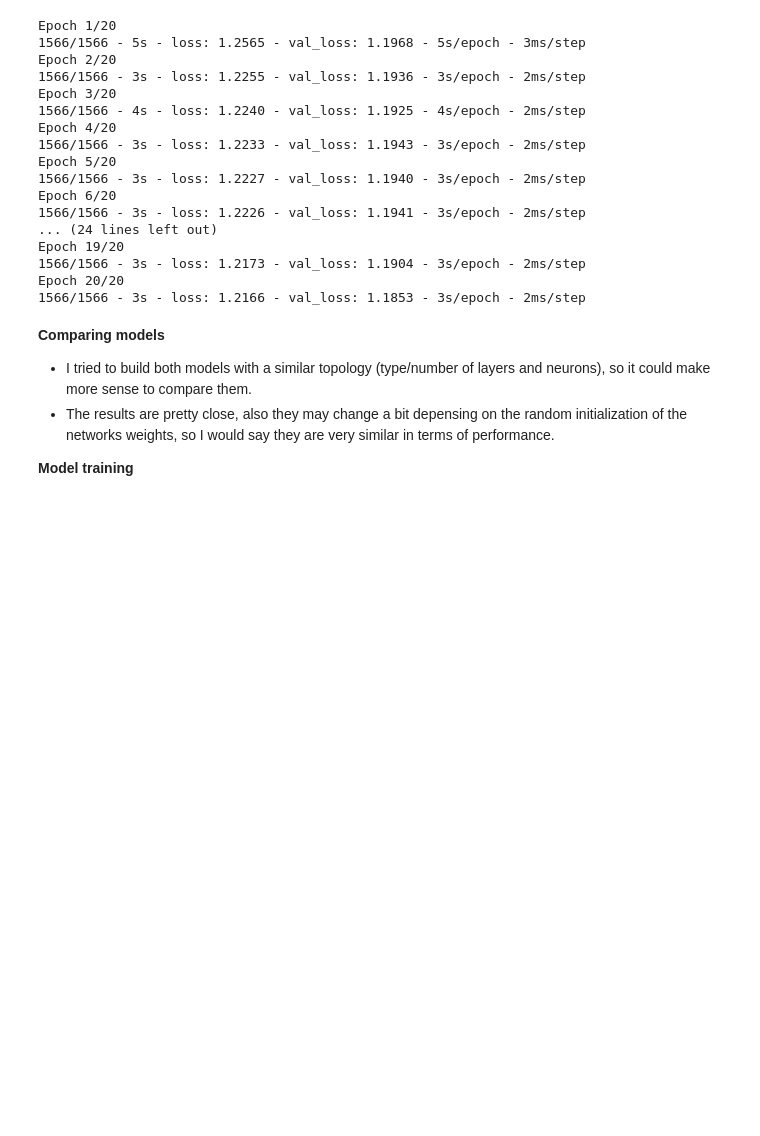
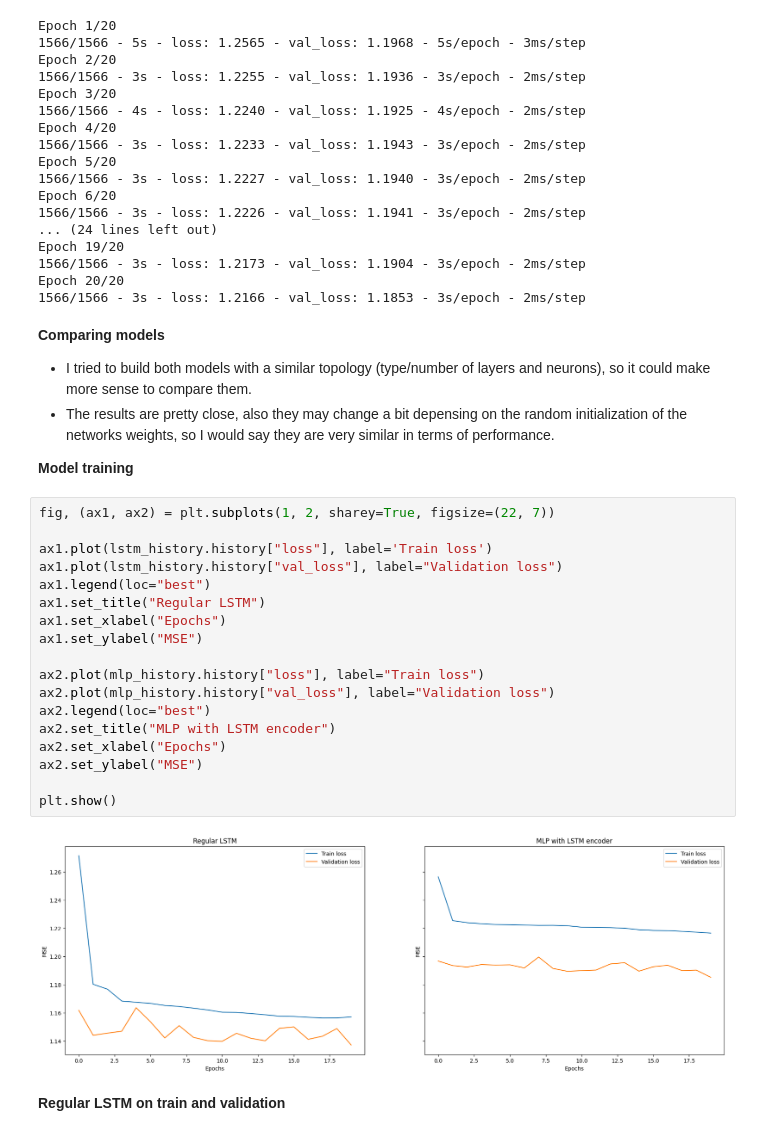
Before and after one commit to AiJared/time-series-forecasting-with-lstm-autoencoders, a Jupyter notebook: Time_Series_Forecasting_with_LSTM_Autoencoders.ipynb, the cells around one changed output. Drawn from its saved outputs; the diff is of its cells as text; blank space fills up the shorter version.

```diff
--- a/Time_Series_Forecasting_with_LSTM_Autoencoders.ipynb
+++ b/Time_Series_Forecasting_with_LSTM_Autoencoders.ipynb
@@ -548,3 +548,25 @@ Epoch 20/20
 *   The results are pretty close, also they may change a bit depensing on the random initialization of the networks weights, so I would say they are very similar in terms of performance.
 
 **Model training**
+# %%
+fig, (ax1, ax2) = plt.subplots(1, 2, sharey=True, figsize=(22, 7))
+
+ax1.plot(lstm_history.history["loss"], label='Train loss')
+ax1.plot(lstm_history.history["val_loss"], label="Validation loss")
+ax1.legend(loc="best")
+ax1.set_title("Regular LSTM")
+ax1.set_xlabel("Epochs")
+ax1.set_ylabel("MSE")
+
+ax2.plot(mlp_history.history["loss"], label="Train loss")
+ax2.plot(mlp_history.history["val_loss"], label="Validation loss")
+ax2.legend(loc="best")
+ax2.set_title("MLP with LSTM encoder")
+ax2.set_xlabel("Epochs")
+ax2.set_ylabel("MSE")
+
+plt.show()
+# %% [output]
+[figure, added]
+# %% [markdown]
+**Regular LSTM on train and validation**
```
